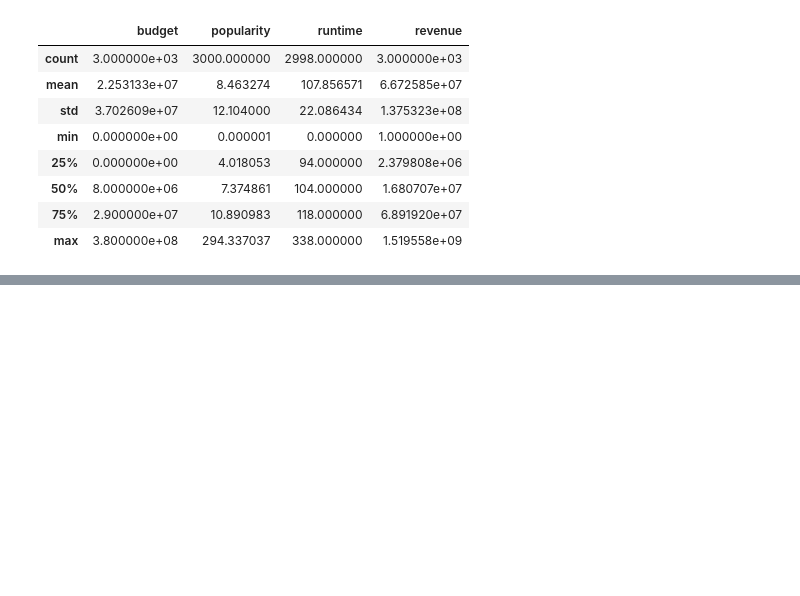
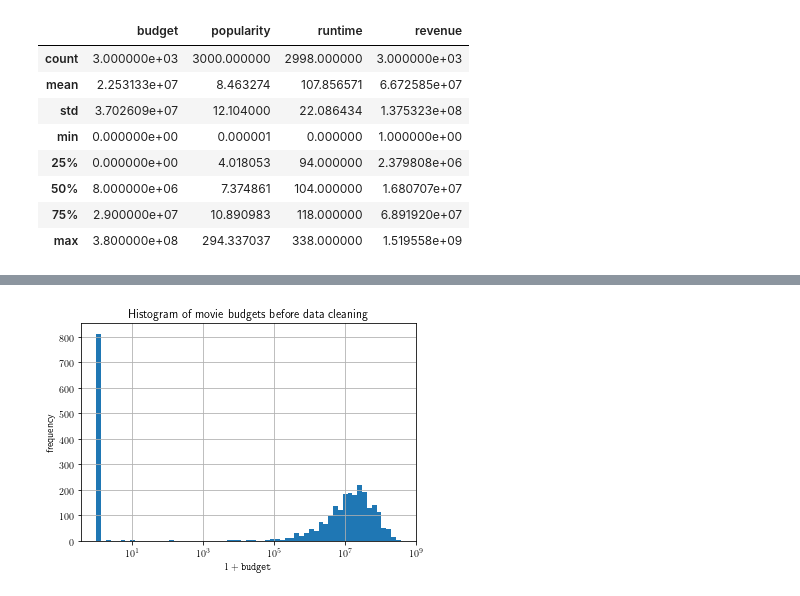
Before and after one commit to qiaozhi9092/tmdb_box_office_prediction, a Jupyter notebook: notebooks/ExploratoryDataAnalysis.ipynb, the cells around one changed output, grey strips where cells are left out. Saved outputs shown, nothing was run; the diff lists cells and outputs as text; code cells hidden in the pictures; blank space fills up the shorter version.

```diff
--- a/notebooks/ExploratoryDataAnalysis.ipynb
+++ b/notebooks/ExploratoryDataAnalysis.ipynb
@@ -93,0 +108,13 @@ TypeError: Empty 'DataFrame': no numeric data to plot
+# %%
+x = train["budget"] + 1 # add 1 to prevent undefined values in log scale
+bins = np.geomspace(np.amin(x),np.amax(x),num=64)
+
+fig, ax = plt.subplots()
+ax.set_xlabel(r"$1 + \mathtt{budget}$")
+ax.set_ylabel(r"frequency")
+ax.hist(x,bins=bins)
+ax.set_xscale("log")
+ax.set_title("Histogram of movie budgets before data cleaning")
+fig.savefig(FIG_DIR.joinpath("budget_histogram.png"))
+# %% [output]
+[figure, added]
```
Also changed, not shown: parts of 5 cells of this notebook, 2 other files.
